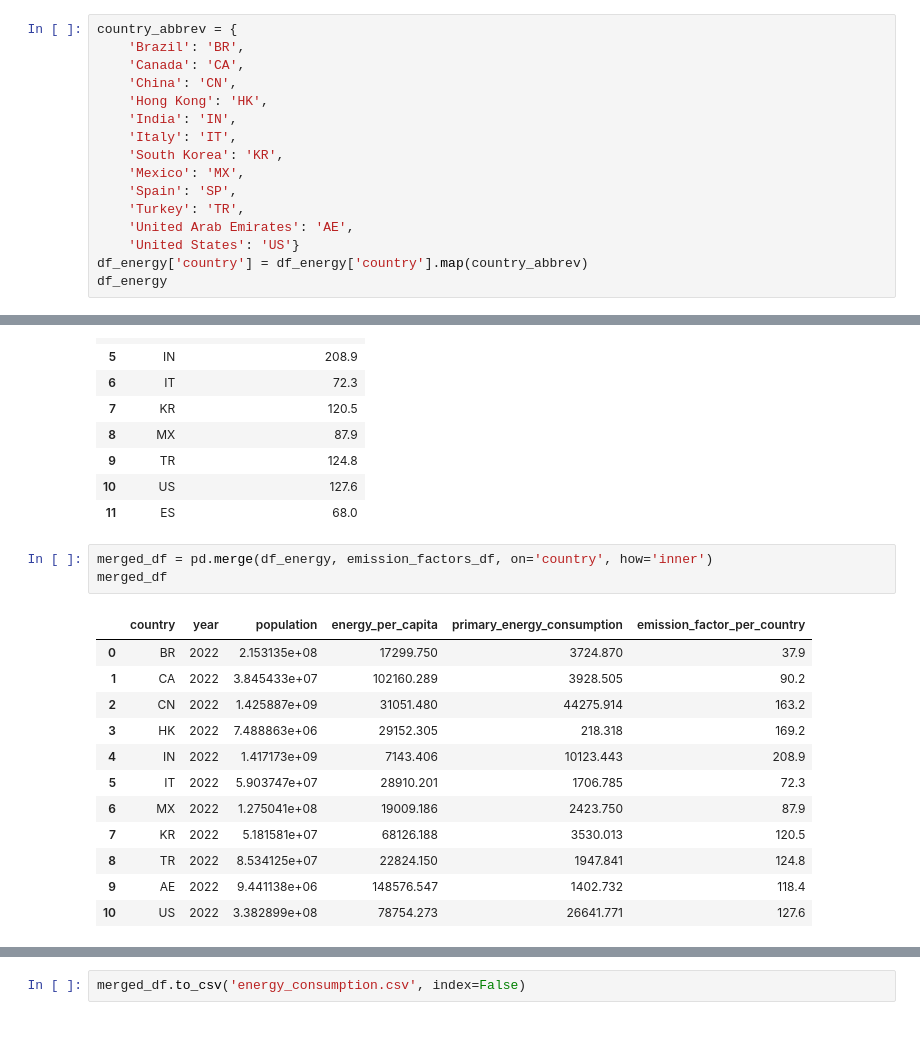
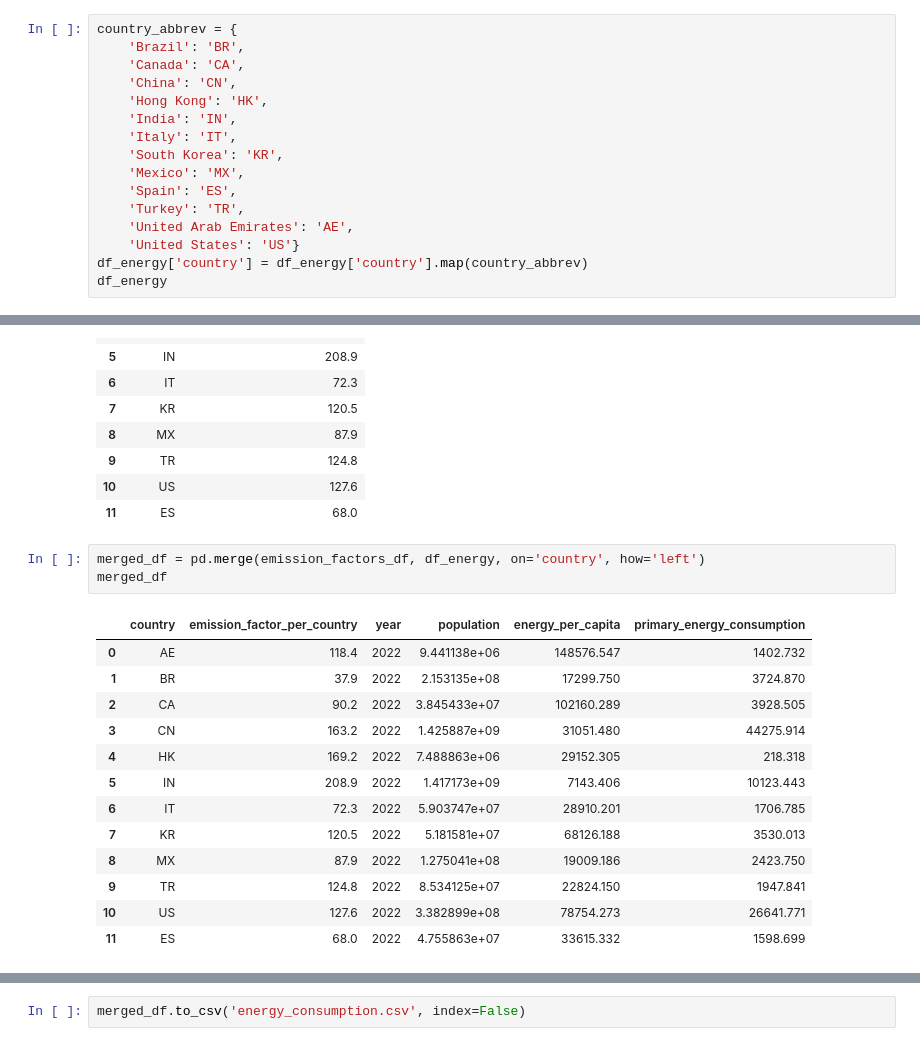
Before and after one commit to Brenvillag/final_project, a Jupyter notebook: notebooks/data_cleaning_energy_consumption.ipynb, the cells around one changed output, grey strips where cells are left out. Cells and saved outputs as stored; diff of their text form.

```diff
--- a/notebooks/data_cleaning_energy_consumption.ipynb
+++ b/notebooks/data_cleaning_energy_consumption.ipynb
@@ -86,7 +86,7 @@ country_abbrev = {
     'Italy': 'IT',
     'South Korea': 'KR',
     'Mexico': 'MX',
-    'Spain': 'SP',
+    'Spain': 'ES',
     'Turkey': 'TR',
     'United Arab Emirates': 'AE',
     'United States': 'US'}
@@ -130,21 +130,22 @@ emission_factors_df
 | 10 | US | 127.6 |
 | 11 | ES | 68.0 |
 # %%
-merged_df = pd.merge(df_energy, emission_factors_df, on='country', how='inner')
+merged_df = pd.merge(emission_factors_df, df_energy, on='country', how='left')
 merged_df
 # %% [output]
-|  | country | year | population | energy_per_capita | primary_energy_consumption | emission_factor_per_country |
-| 0 | BR | 2022 | 2.153135e+08 | 17299.750 | 3724.870 | 37.9 |
-| 1 | CA | 2022 | 3.845433e+07 | 102160.289 | 3928.505 | 90.2 |
-| 2 | CN | 2022 | 1.425887e+09 | 31051.480 | 44275.914 | 163.2 |
-| 3 | HK | 2022 | 7.488863e+06 | 29152.305 | 218.318 | 169.2 |
-| 4 | IN | 2022 | 1.417173e+09 | 7143.406 | 10123.443 | 208.9 |
-| 5 | IT | 2022 | 5.903747e+07 | 28910.201 | 1706.785 | 72.3 |
-| 6 | MX | 2022 | 1.275041e+08 | 19009.186 | 2423.750 | 87.9 |
-| 7 | KR | 2022 | 5.181581e+07 | 68126.188 | 3530.013 | 120.5 |
-| 8 | TR | 2022 | 8.534125e+07 | 22824.150 | 1947.841 | 124.8 |
-| 9 | AE | 2022 | 9.441138e+06 | 148576.547 | 1402.732 | 118.4 |
-| 10 | US | 2022 | 3.382899e+08 | 78754.273 | 26641.771 | 127.6 |
+|  | country | emission_factor_per_country | year | population | energy_per_capita | primary_energy_consumption |
+| 0 | AE | 118.4 | 2022 | 9.441138e+06 | 148576.547 | 1402.732 |
+| 1 | BR | 37.9 | 2022 | 2.153135e+08 | 17299.750 | 3724.870 |
+| 2 | CA | 90.2 | 2022 | 3.845433e+07 | 102160.289 | 3928.505 |
+| 3 | CN | 163.2 | 2022 | 1.425887e+09 | 31051.480 | 44275.914 |
+| 4 | HK | 169.2 | 2022 | 7.488863e+06 | 29152.305 | 218.318 |
+| 5 | IN | 208.9 | 2022 | 1.417173e+09 | 7143.406 | 10123.443 |
+| 6 | IT | 72.3 | 2022 | 5.903747e+07 | 28910.201 | 1706.785 |
+| 7 | KR | 120.5 | 2022 | 5.181581e+07 | 68126.188 | 3530.013 |
+| 8 | MX | 87.9 | 2022 | 1.275041e+08 | 19009.186 | 2423.750 |
+| 9 | TR | 124.8 | 2022 | 8.534125e+07 | 22824.150 | 1947.841 |
+| 10 | US | 127.6 | 2022 | 3.382899e+08 | 78754.273 | 26641.771 |
+| 11 | ES | 68.0 | 2022 | 4.755863e+07 | 33615.332 | 1598.699 |
 # %%
 merged_df = merged_df[['country', 'year', 'population', 'energy_per_capita', 'emission_factor_per_country', 'primary_energy_consumption']]
 merged_df
```
Also changed, not shown: parts of 3 cells of this notebook, 23 other files.
